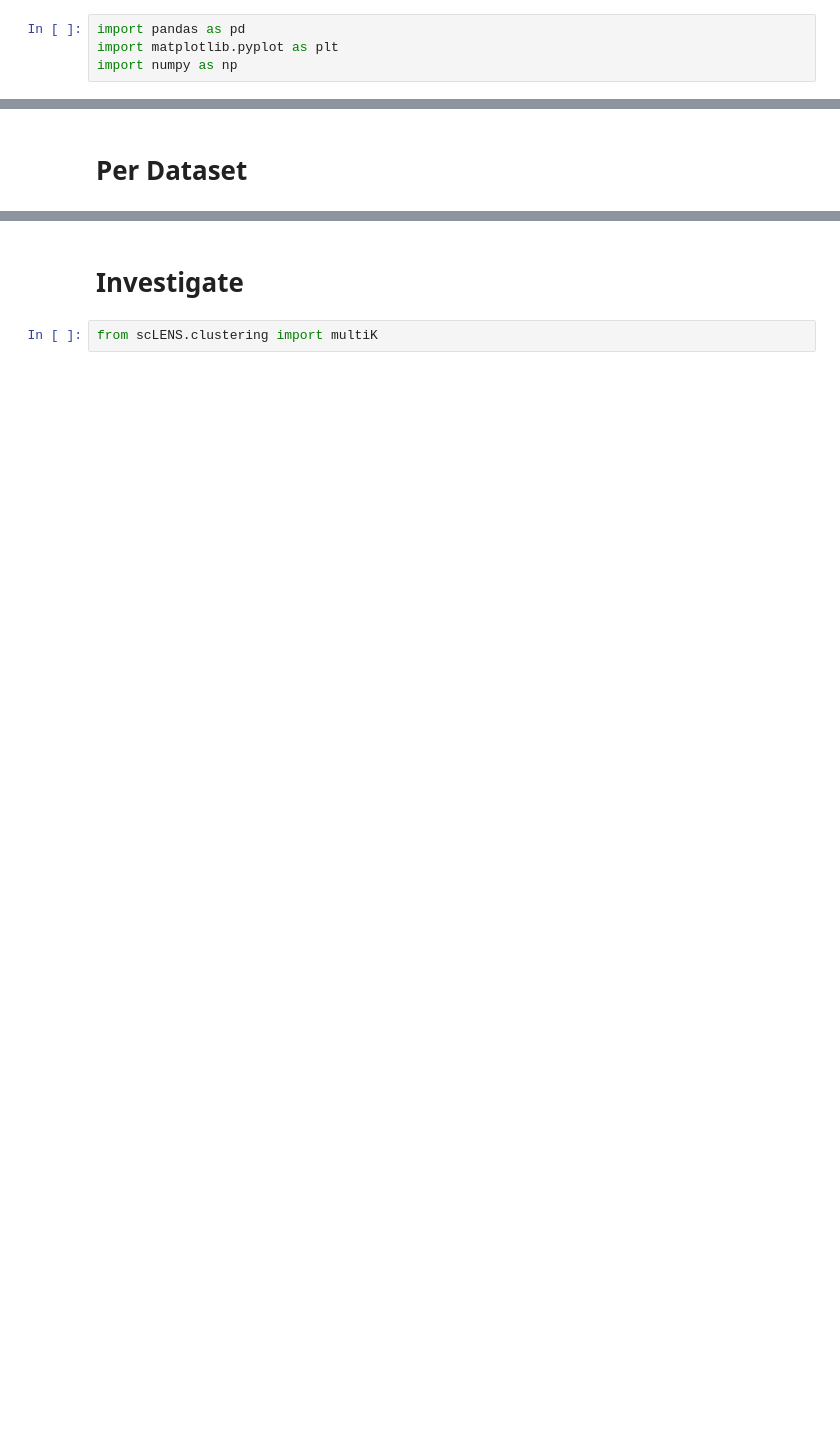
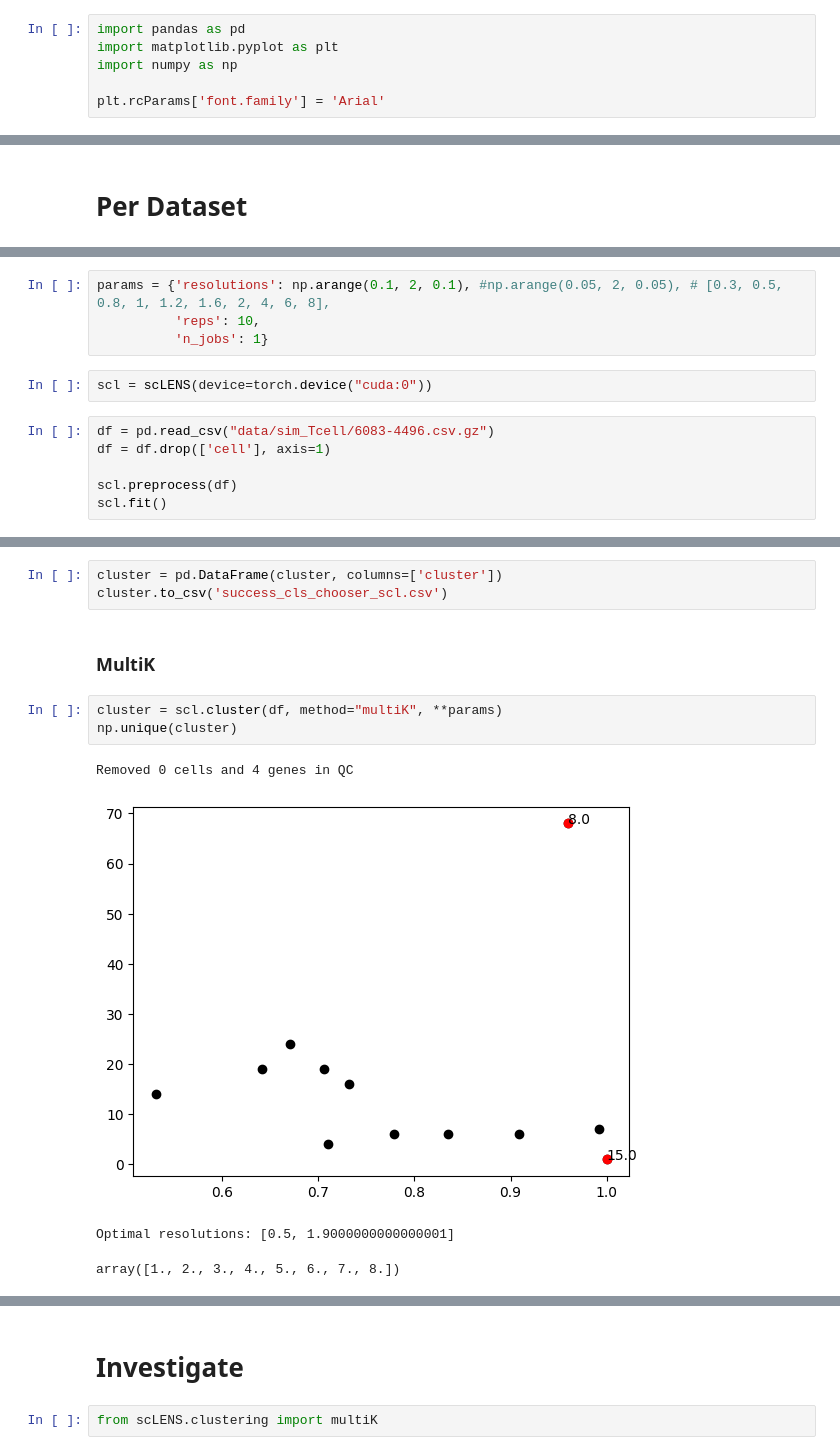
Before and after one commit to reggans/scLENS-py, a Jupyter notebook: score_data.ipynb, the cells around one changed output, grey strips where cells are left out. Saved outputs shown, nothing was run; the diff lists cells and outputs as text; blank space fills up the shorter version.

```diff
--- a/score_data.ipynb
+++ b/score_data.ipynb
@@ -197,3 +266,5 @@ save.mean()
 import pandas as pd
 import matplotlib.pyplot as plt
 import numpy as np
+
+plt.rcParams['font.family'] = 'Arial'
@@ -300,0 +1094,12 @@ plt.show()
+# %%
+params = {'resolutions': np.arange(0.1, 2, 0.1), #np.arange(0.05, 2, 0.05), # [0.3, 0.5, 0.8, 1, 1.2, 1.6, 2, 4, 6, 8],
+          'reps': 10,
+          'n_jobs': 1}
+# %%
+scl = scLENS(device=torch.device("cuda:0"))
+# %%
+df = pd.read_csv("data/sim_Tcell/6083-4496.csv.gz")
+df = df.drop(['cell'], axis=1)
+
+scl.preprocess(df)
+scl.fit()
@@ -300,0 +1116,13 @@ plt.show()
+# %%
+cluster = pd.DataFrame(cluster, columns=['cluster'])
+cluster.to_csv('success_cls_chooser_scl.csv')
+# %% [markdown]
+### MultiK
+# %%
+cluster = scl.cluster(df, method="multiK", **params)
+np.unique(cluster)
+# %% [output]
+Removed 0 cells and 4 genes in QC
+[figure, added]
+Optimal resolutions: [0.5, 1.9000000000000001]
+array([1., 2., 3., 4., 5., 6., 7., 8.])
```
Also changed, not shown: parts of 61 cells of this notebook, 5 other files.
